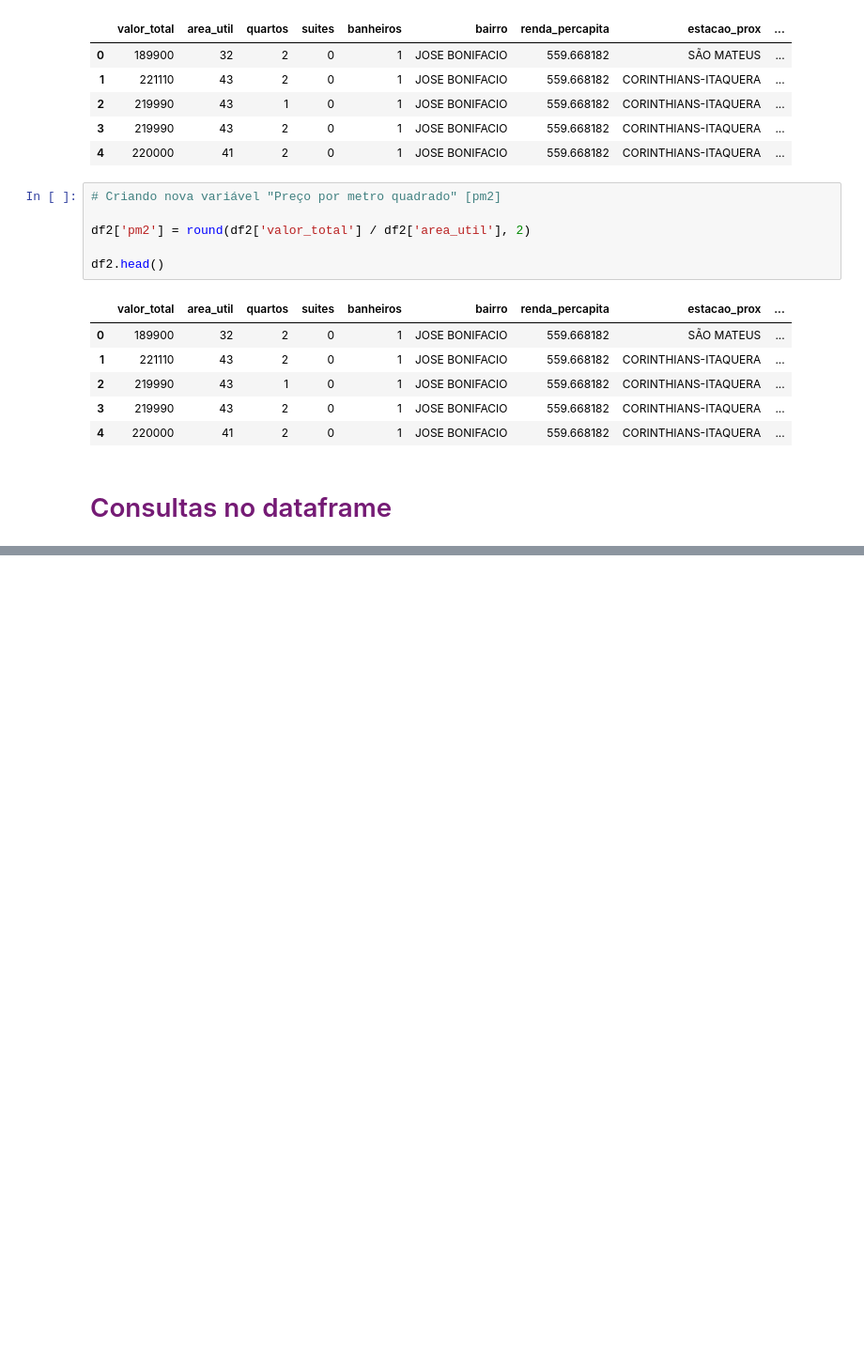
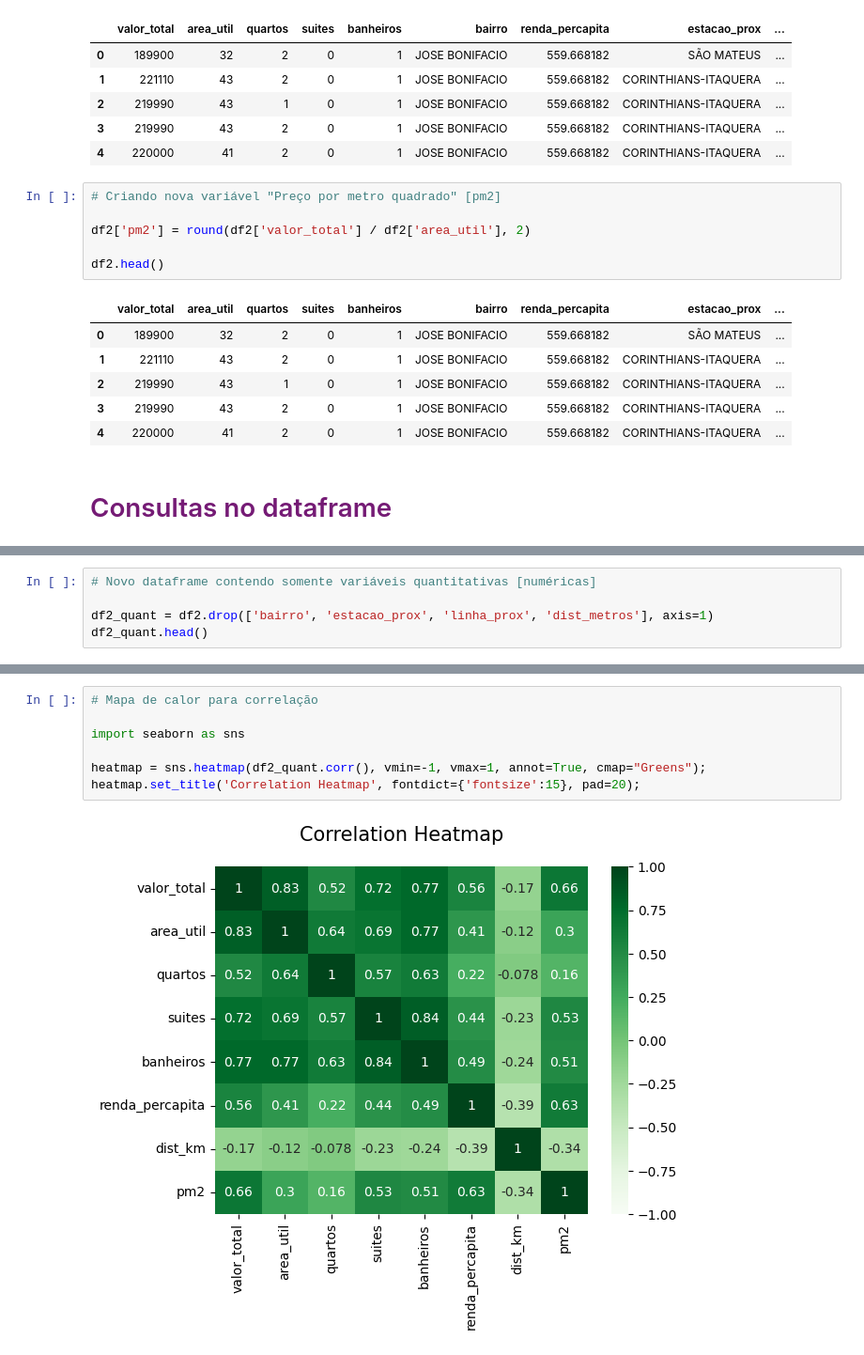
Before and after one commit to roger437unix/kaggle, a Jupyter notebook: aptos-sp.ipynb, the cells around one changed output, grey strips where cells are left out. Shown at 94% size. Drawn from its saved outputs; the diff is of its cells as text; blank space fills up the shorter version.

```diff
--- a/aptos-sp.ipynb
+++ b/aptos-sp.ipynb
@@ -391,0 +457,5 @@ WHERE valor_total < 200000 AND area_util > 50 GROUP BY bairro ORDER BY MAX(valor
+# %%
+# Novo dataframe contendo somente variáveis quantitativas [numéricas]
+
+df2_quant = df2.drop(['bairro', 'estacao_prox', 'linha_prox', 'dist_metros'], axis=1)
+df2_quant.head()
@@ -391,0 +483,9 @@ WHERE valor_total < 200000 AND area_util > 50 GROUP BY bairro ORDER BY MAX(valor
+# %%
+# Mapa de calor para correlação
+
+import seaborn as sns
+
+heatmap = sns.heatmap(df2_quant.corr(), vmin=-1, vmax=1, annot=True, cmap="Greens");
+heatmap.set_title('Correlation Heatmap', fontdict={'fontsize':15}, pad=20);
+# %% [output]
+[figure, added]
```
Also changed, not shown: parts of 27 cells of this notebook.
